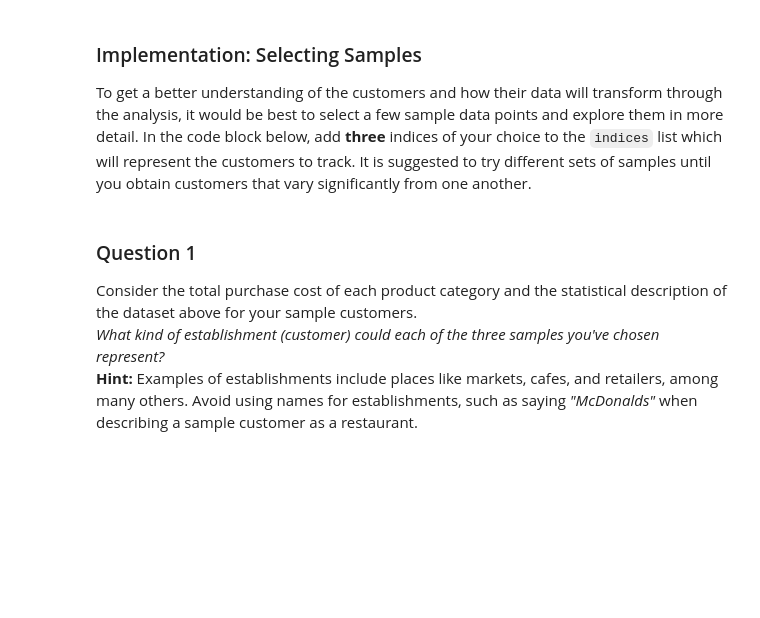
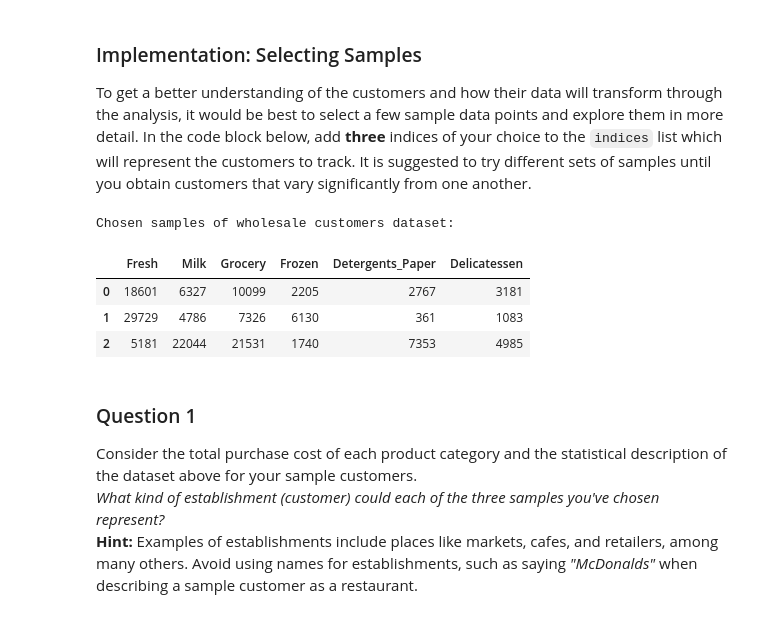
Before and after one commit to davidrobles/udacity-ml, a Jupyter notebook: creating_customer_segments/customer_segments.ipynb, the cells around one changed output. Cells and saved outputs as stored; diff of their text form; code cells hidden in the pictures; blank space fills up the shorter version.

```diff
--- a/creating_customer_segments/customer_segments.ipynb
+++ b/creating_customer_segments/customer_segments.ipynb
@@ -46,12 +58,18 @@ display(data.describe())
 To get a better understanding of the customers and how their data will transform through the analysis, it would be best to select a few sample data points and explore them in more detail. In the code block below, add **three** indices of your choice to the `indices` list which will represent the customers to track. It is suggested to try different sets of samples until you obtain customers that vary significantly from one another.
 # %%
 # TODO: Select three indices of your choice you wish to sample from the dataset
-indices = []
+indices = [18, 33, 45]
 
 # Create a DataFrame of the chosen samples
 samples = pd.DataFrame(data.loc[indices], columns = data.keys()).reset_index(drop = True)
 print "Chosen samples of wholesale customers dataset:"
 display(samples)
+# %% [output]
+Chosen samples of wholesale customers dataset:
+|  | Fresh | Milk | Grocery | Frozen | Detergents_Paper | Delicatessen |
+| 0 | 18601 | 6327 | 10099 | 2205 | 2767 | 3181 |
+| 1 | 29729 | 4786 | 7326 | 6130 | 361 | 1083 |
+| 2 | 5181 | 22044 | 21531 | 1740 | 7353 | 4985 |
 # %% [markdown]
 ### Question 1
 Consider the total purchase cost of each product category and the statistical description of the dataset above for your sample customers.
```
Also changed, not shown: parts of 4 cells of this notebook.
